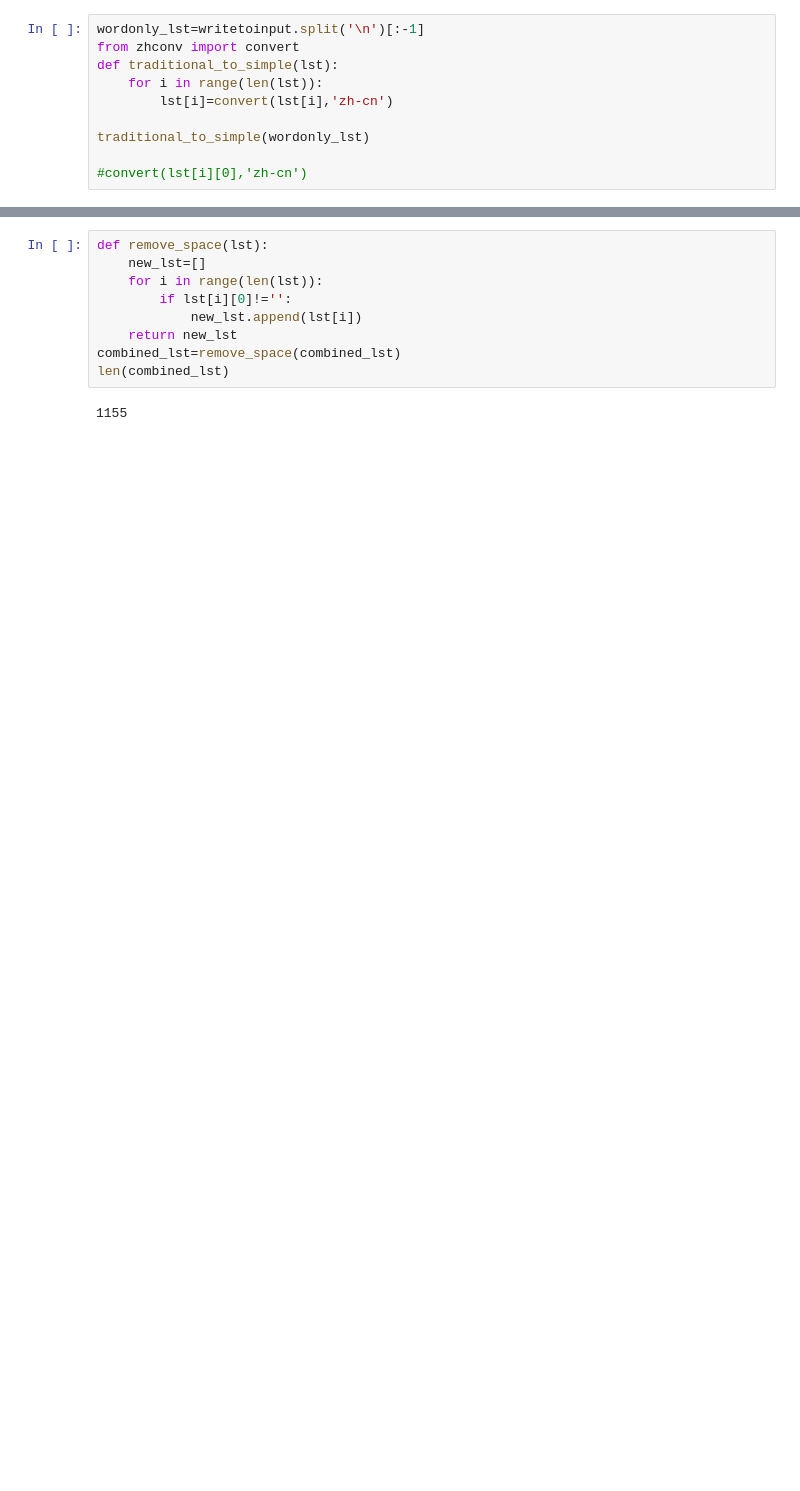
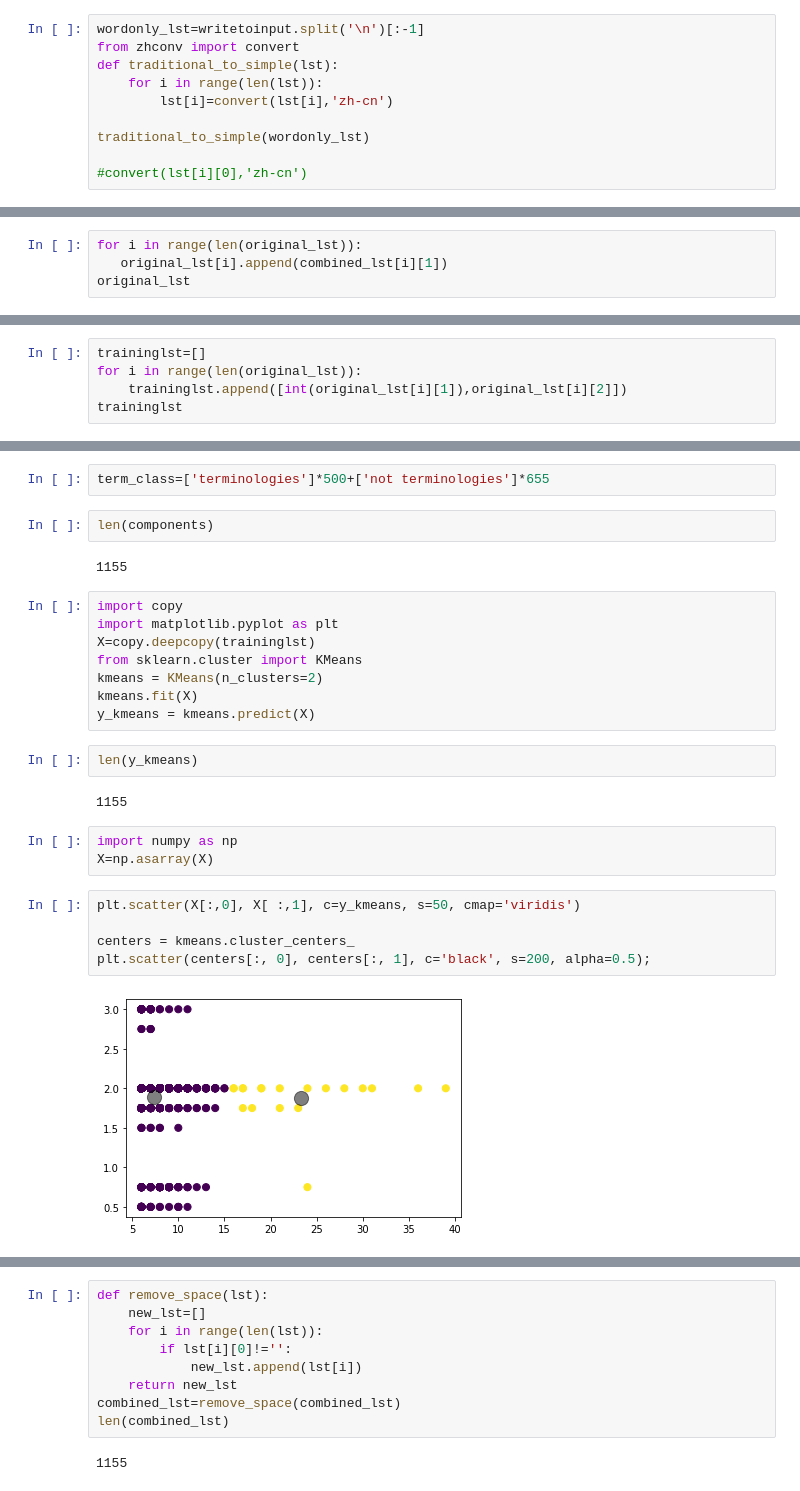
Before and after one commit to zhangsscc99/-research-terminology-extraction, a Jupyter notebook: penn_tb_nounchunker/accessorvariety.ipynb, the cells around one changed output, grey strips where cells are left out. Cells and saved outputs as stored; diff of their text form; blank space fills up the shorter version.

```diff
--- a/penn_tb_nounchunker/accessorvariety.ipynb
+++ b/penn_tb_nounchunker/accessorvariety.ipynb
@@ -377,0 +434,4 @@ combined_lst
+# %%
+for i in range(len(original_lst)):
+   original_lst[i].append(combined_lst[i][1])
+original_lst
@@ -377,0 +456,5 @@ combined_lst
+# %%
+traininglst=[]
+for i in range(len(original_lst)):
+    traininglst.append([int(original_lst[i][1]),original_lst[i][2]])
+traininglst
@@ -377,0 +500,28 @@ combined_lst
+# %%
+term_class=['terminologies']*500+['not terminologies']*655
+# %%
+len(components)
+# %% [output]
+1155
+# %%
+import copy
+import matplotlib.pyplot as plt
+X=copy.deepcopy(traininglst)
+from sklearn.cluster import KMeans
+kmeans = KMeans(n_clusters=2)
+kmeans.fit(X)
+y_kmeans = kmeans.predict(X)
+# %%
+len(y_kmeans)
+# %% [output]
+1155
+# %%
+import numpy as np
+X=np.asarray(X)
+# %%
+plt.scatter(X[:,0], X[ :,1], c=y_kmeans, s=50, cmap='viridis')
+
+centers = kmeans.cluster_centers_
+plt.scatter(centers[:, 0], centers[:, 1], c='black', s=200, alpha=0.5);
+# %% [output]
+[figure, added]
```
Also changed, not shown: parts of 21 cells of this notebook, 2 other files.
